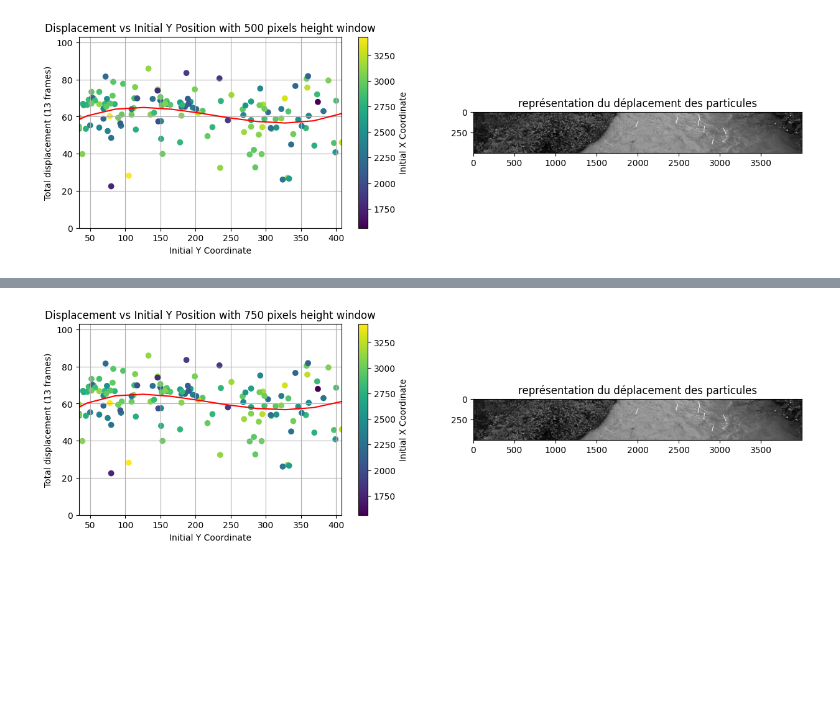
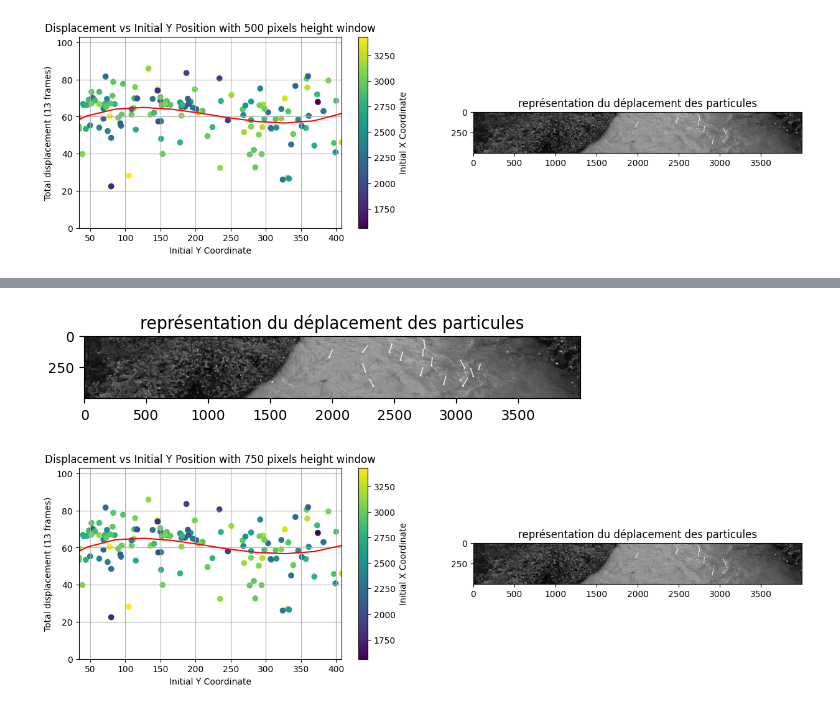
Before and after one commit to rosa-github/Design-Project, a Jupyter notebook: tracking_v2.ipynb, the cells around one changed output, grey strips where cells are left out. Cells and saved outputs as stored; diff of their text form; code cells hidden in the pictures; blank space fills up the shorter version.

```diff
--- a/tracking_v2.ipynb
+++ b/tracking_v2.ipynb
@@ -279,3 +301,10 @@ plt.show()
+# %%
+# Affichage de la dernière image de img_list
+plt.title('représentation du déplacement des particules')
+plt.imshow(img_list[-1], cmap='gray')
+plt.show()
+# %% [output]
+[figure, added]
 # %%
 x = stats[stats.length>20].y0
 y = stats[stats.length>20].length
```
Also changed, not shown: parts of 5 cells of this notebook.
